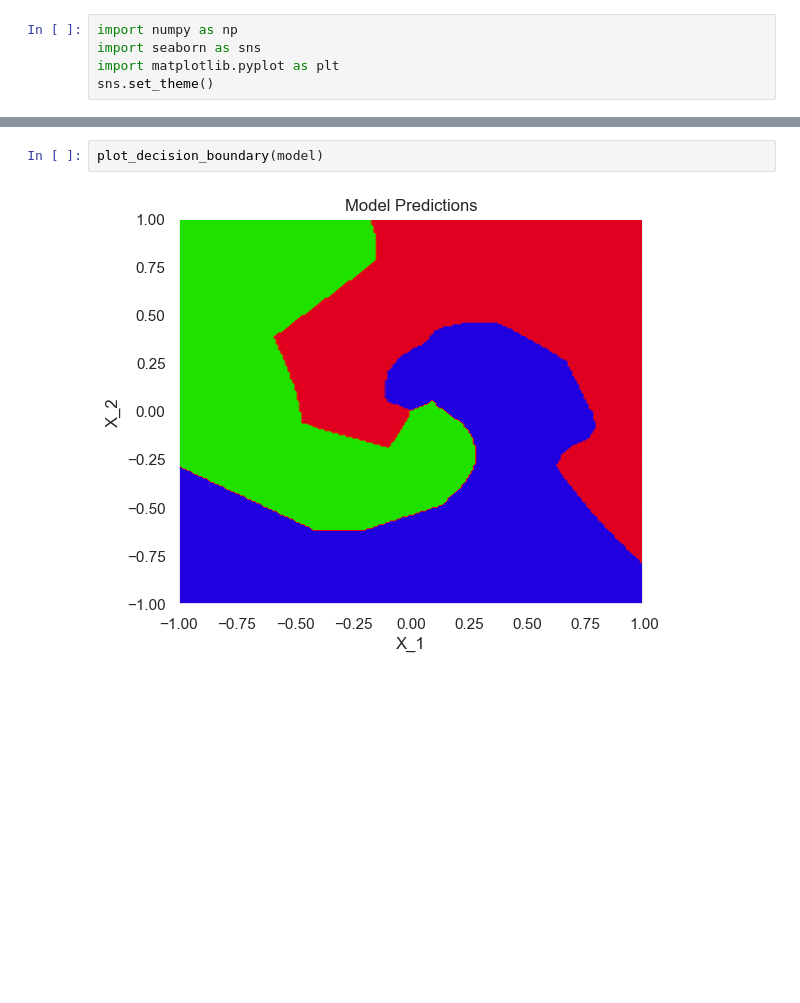
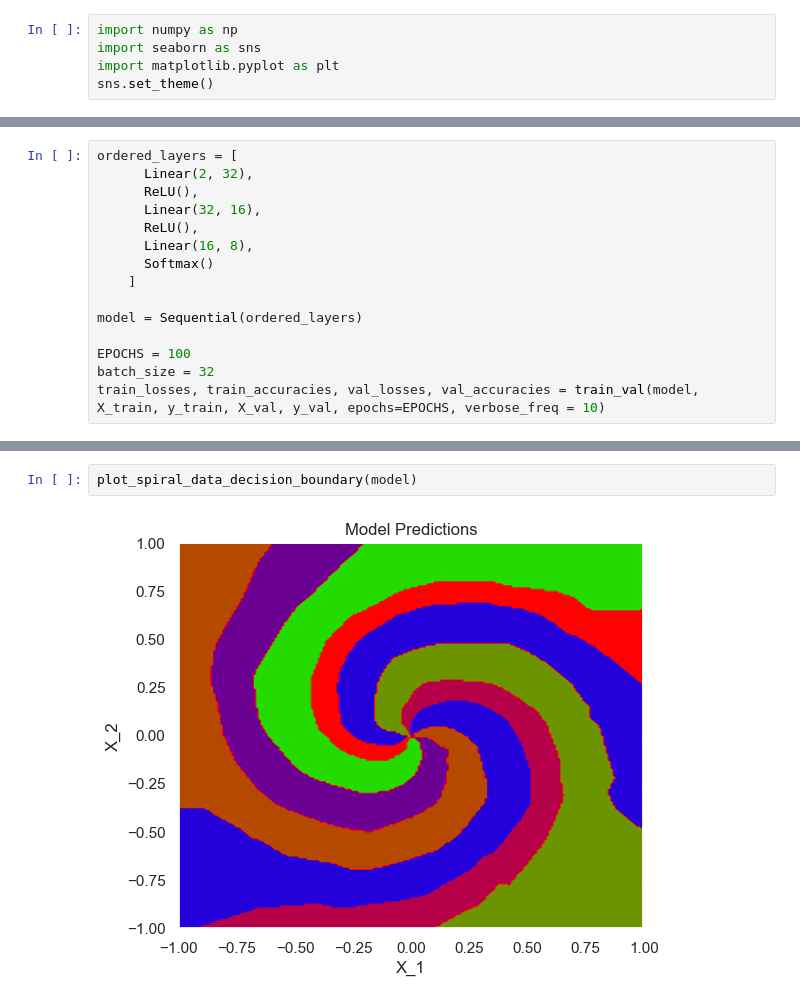
Before and after one commit to Jake0826/convolutional_neural_network_from_scratch, a Jupyter notebook: models/spiral_dataset.ipynb, the cells around one changed output, grey strips where cells are left out. Saved outputs shown, nothing was run; the diff lists cells and outputs as text; blank space fills up the shorter version.

```diff
--- a/models/spiral_dataset.ipynb
+++ b/models/spiral_dataset.ipynb
@@ -148,0 +23,15 @@ def plot_decision_boundary(model):
+# %%
+ordered_layers = [
+      Linear(2, 32),
+      ReLU(),
+      Linear(32, 16),
+      ReLU(),
+      Linear(16, 8),
+      Softmax()
+    ]
+
+model = Sequential(ordered_layers)
+
+EPOCHS = 100
+batch_size = 32
+train_losses, train_accuracies, val_losses, val_accuracies = train_val(model, X_train, y_train, X_val, y_val, epochs=EPOCHS, verbose_freq = 10)
@@ -149,4 +58,4 @@ def plot_decision_boundary(model):
 # %%
-plot_decision_boundary(model)
+plot_spiral_data_decision_boundary(model)
 # %% [output]
-[figure, old version]
+[figure, new version]
```
Also changed, not shown: parts of 12 cells of this notebook, 16 other files.
